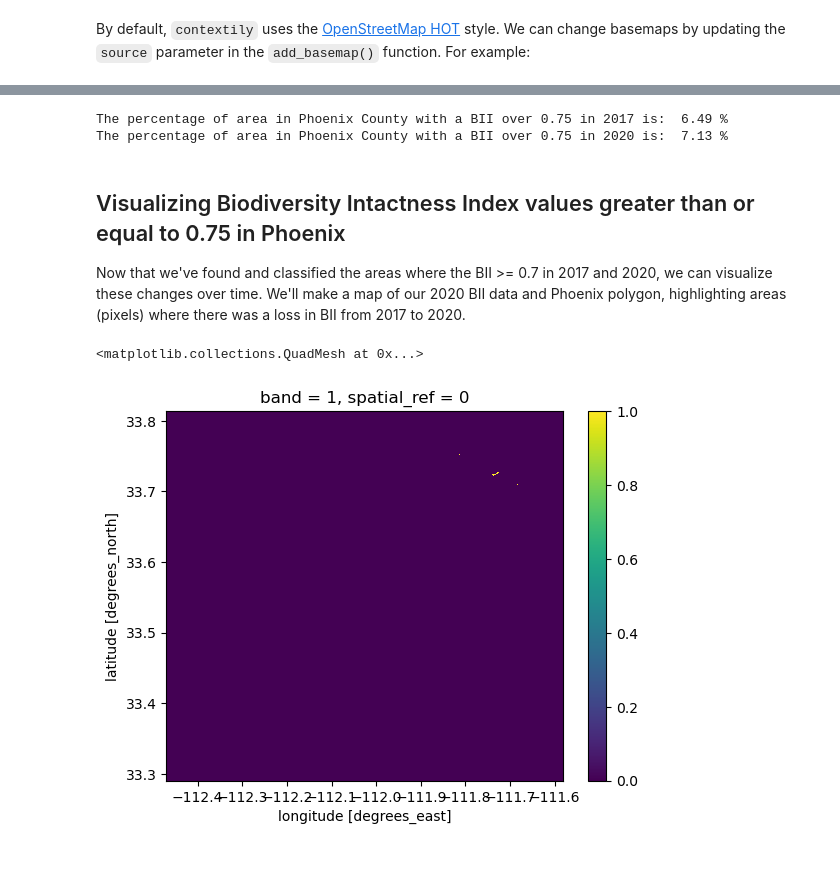
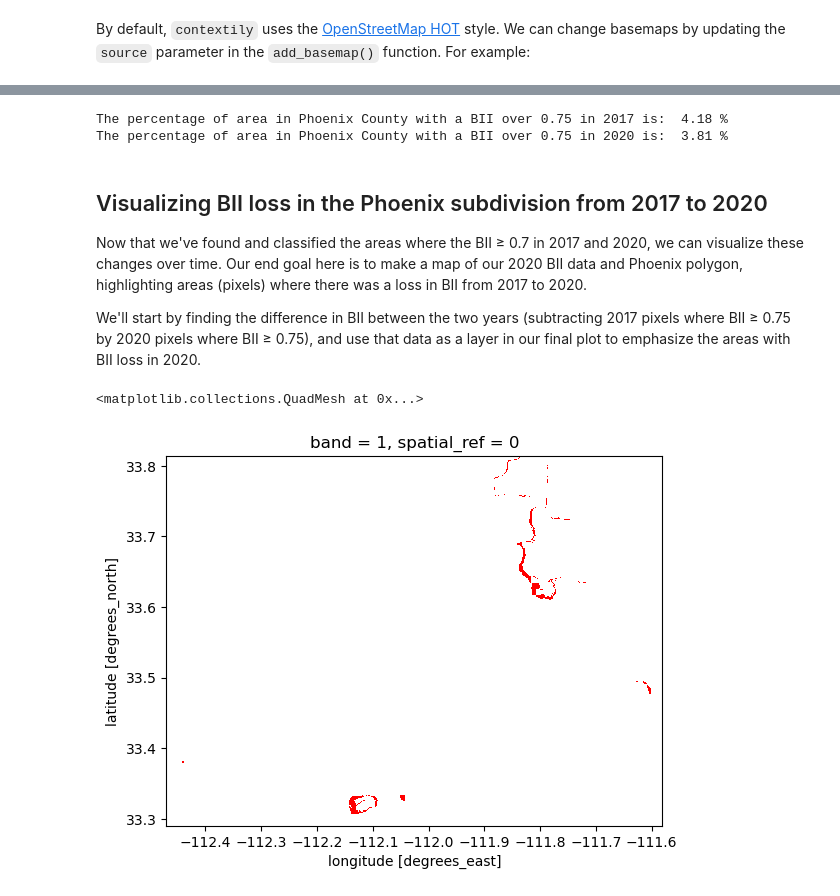
Before and after one commit to annaramji/biodiv-index-phoenix, a Jupyter notebook: biodiversity_index_phoenix.ipynb, the cells around one changed output, grey strips where cells are left out. Saved outputs shown, nothing was run; the diff lists cells and outputs as text; code cells hidden in the pictures; blank space fills up the shorter version.

```diff
--- a/biodiversity_index_phoenix.ipynb
+++ b/biodiversity_index_phoenix.ipynb
@@ -58,14 +73,16 @@ catalog = pystac_client.Client.open(
     modifier=planetary_computer.sign_inplace,
 )
 
-# coords defining bbox around Phoenix
+# coords defining bbox around Phoenix subdivision
 bbox = [-112.826843,
         32.974108,
         -111.184387,
         33.863574]
 
+# specifying our time range
 time_range = "2017/2020"
-# search whole collection
+
+# search through the io-biodiversity collection
 search = catalog.search(
     collections=["io-biodiversity"],
     bbox = bbox,
@@ -77,13 +94,13 @@ print(f'There are {len(items)} items in the search.')
 
 # retrieve items
 item_names = {item.id : item for item in search.items()}
-list(item_names)
+list(item_names) # from this list, we can see that our 1st item is 2020 data, and our 4th item is 2017 data
 
 # select 2017 subset
-px_2017 = items[0]
+px_2017 = items[3]
 
 # select 2020 subset
-px_2020 = items[3]
+px_2020 = items[0]
 # %% [output]
 There are 4 items in the search.
 # %% [markdown]
@@ -304,38 +256,64 @@ pixels_in_class_2020 = phoenix_bii_2020.sum().item()
 # %%
+# finding total area for 2017 data:
+# using .count() to count the number of pixels in the *polygon*, not the raster
+total_area_2017 = phoenix_bii_2017.count().item() # using .item() to access just the value
+
+# and total area for 2020 data:
+total_area_2020 = phoenix_bii_2020.count().item()
+
+# finding the total area in the bii > 0.75 class for 2017 data:
+# using .sum() here to total up the number of pixels in the polygon that meet our condition
+pixels_in_class_2017 = phoenix_bii_2017.sum().item() # using .item() to access just the value
+
+# and for 2020:
+pixels_in_class_2020 = phoenix_bii_2020.sum().item()
+
+
 # calculating the percentage area for 2017 data:
 pct_bii_2017 =  (pixels_in_class_2017 / total_area_2017) * 100
 
 # and percentage area for 2020 data:
+pct_bii_2020 = (pixels_in_class_2020 / total_area_2020) * 100
 
-pct_bii_2020 = (pixels_in_class_2020 / total_area_2020) * 100
+# viewing percentages:
+
+pct_text = "The percentage of area in Phoenix County with a BII over 0.75 in"
+print(pct_text, "2017 is: ", round(pct_bii_2017, 2), "%")
+
+print(pct_text, "2020 is: ", round(pct_bii_2020, 2), "%")
+# %% [output]
+The percentage of area in Phoenix County with a BII over 0.75 in 2017 is:  4.18 %
+The percentage of area in Phoenix County with a BII over 0.75 in 2020 is:  3.81 %
-# %%
-# viewing percentages:
-
-pct_text = "The percentage of area in Phoenix County with a BII over 0.75 in"
-print(pct_text, "2017 is: ", round(pct_bii_2017, 2), "%")
-
-print(pct_text, "2020 is: ", round(pct_bii_2020, 2), "%")
-# %% [output]
-The percentage of area in Phoenix County with a BII over 0.75 in 2017 is:  6.49 %
-The percentage of area in Phoenix County with a BII over 0.75 in 2020 is:  7.13 %
 # %% [markdown]
-## Visualizing Biodiversity Intactness Index values greater than or equal to 0.75 in Phoenix
+## Visualizing BII loss in the Phoenix subdivision from 2017 to 2020
 
-Now that we've found and classified the areas where the BII >= 0.7 in 2017 and 2020, we can visualize these changes over time. We'll make a map of our 2020 BII data and Phoenix polygon, highlighting areas (pixels) where there was a loss in BII from 2017 to 2020.
+Now that we've found and classified the areas where the BII ≥ 0.7 in 2017 and 2020, we can visualize these changes over time. Our end goal here is to make a map of our 2020 BII data and Phoenix polygon, highlighting areas (pixels) where there was a loss in BII from 2017 to 2020.
+
+We'll start by finding the difference in BII between the two years (subtracting 2017 pixels where BII ≥ 0.75 by 2020 pixels where BII ≥ 0.75), and use that data as a layer in our final plot to emphasize the areas with BII loss in 2020.
 # %%
 # first, we'll find areas where there was a loss in BII from 2017 to 2020
 phx_bii_diff = phoenix_bii_2017 - phoenix_bii_2020
 
 # to make our mask, we'll need to select pixels where the difference == 1
 # basically, pixels that were BII >= 0.75 in 2017, but NOT in 2020,
 # will be selected because those are areas where there was BII loss
 phx_bii_loss = phx_bii_diff == 1
 
 # converting from boolean to integer for easier plotting and manipulation later
 phx_bii_loss = phx_bii_loss.astype(int)
 
-# plotting
-phx_bii_loss.plot()
+# uncomment to check plotting
+# phx_bii_loss.plot()
+
+# let's customize this mask and recolor our BII loss areas for emphasis:
+color_id = ["none", # set non-1 values to be transparent so it doesn't obscure our map later on
+            "red"] # color loss areas red
+
+# creating a colormap object, feeding it our list of colors
+cmap = plt.cm.colors.ListedColormap(color_id)
+
+# check to see if our mask was successfully customized:
+phx_bii_loss.plot(cmap = cmap, add_colorbar = False)
 # %% [output]
 <matplotlib.collections.QuadMesh at 0x...>
-[figure, old version]
+[figure, new version]
```
Also changed, not shown: parts of 39 cells of this notebook.
